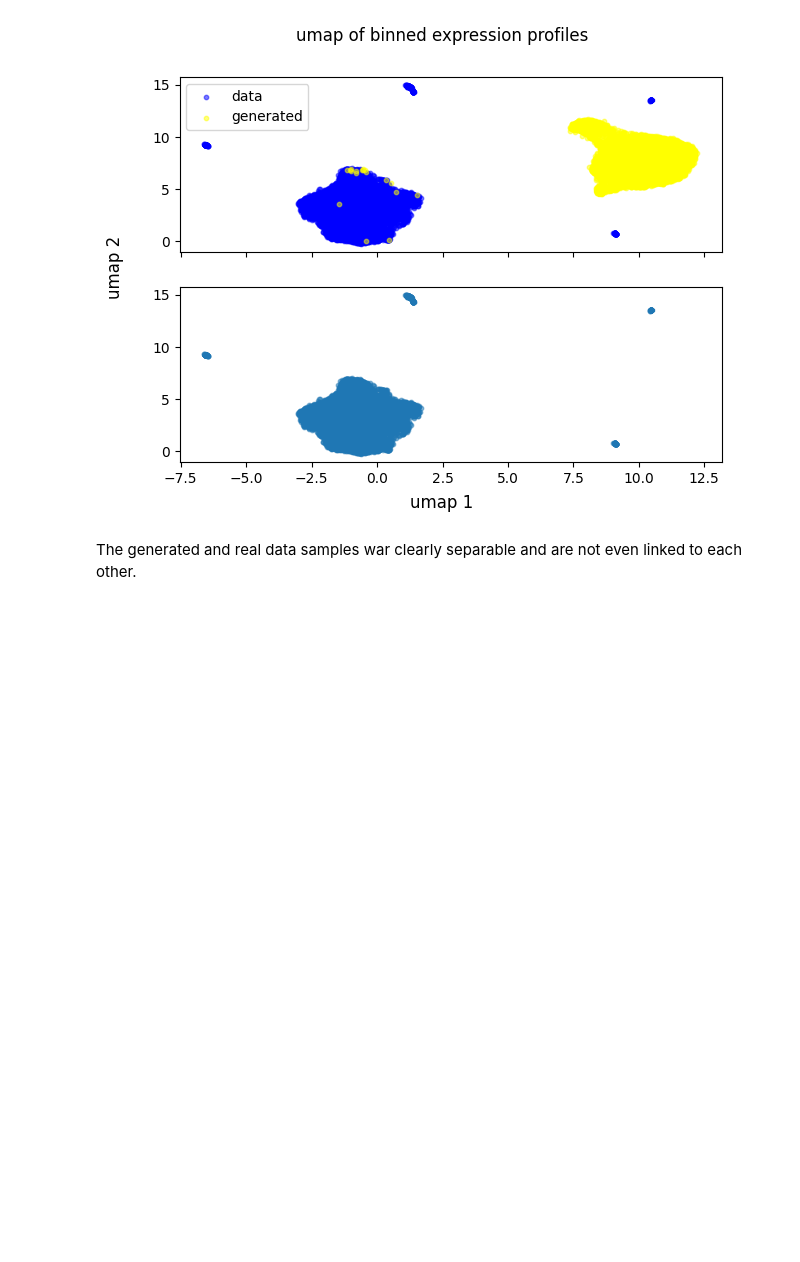
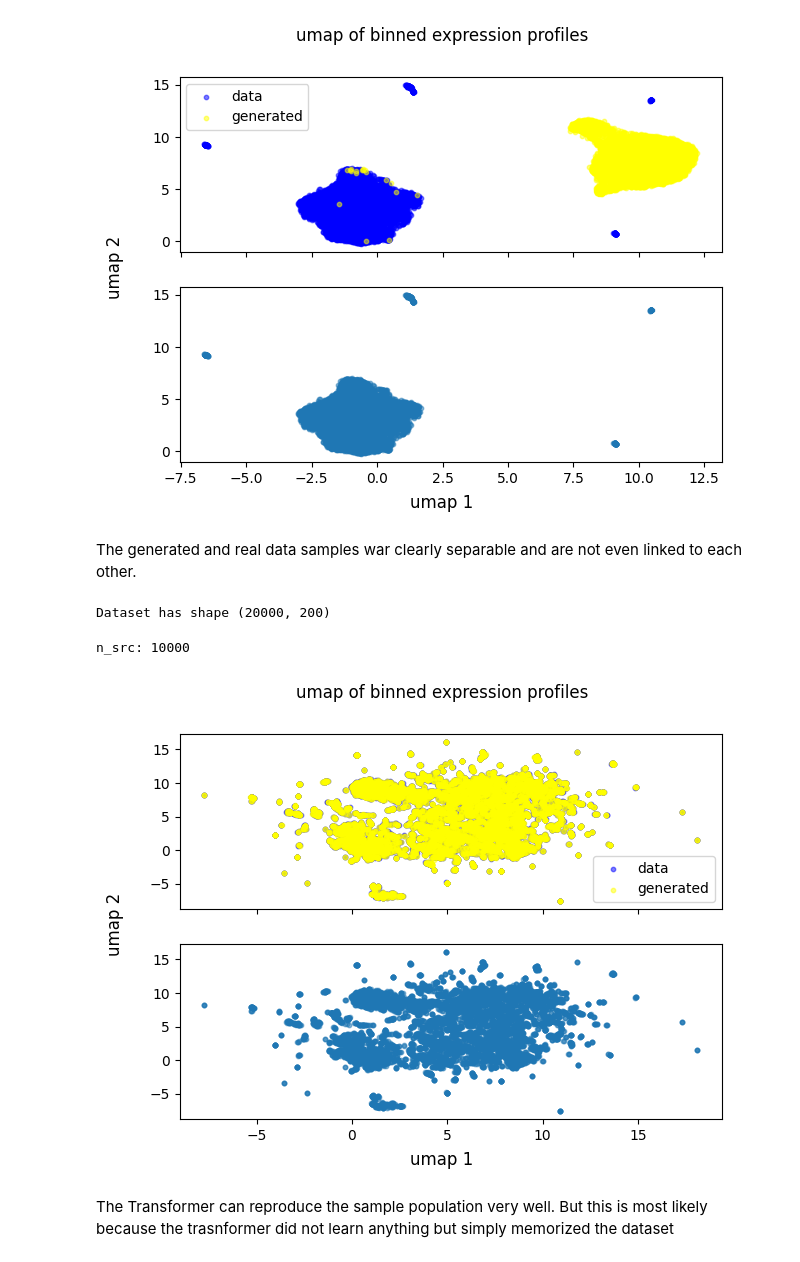
Before and after one commit to Fkrgl/scTransformer, a Jupyter notebook: src/heart_endothelial_generated_samples.ipynb, the cells around one changed output. Saved outputs shown, nothing was run; the diff lists cells and outputs as text; code cells hidden in the pictures; blank space fills up the shorter version.

```diff
--- a/src/heart_endothelial_generated_samples.ipynb
+++ b/src/heart_endothelial_generated_samples.ipynb
@@ -27,6 +27,11 @@ def plot_UMAP(generted_expression_profiles, src_expression_profiles):
     ax[1].scatter(proj_2d[:n_src, 0], proj_2d[:n_src, 1], alpha=.5, s=10)
 
     plt.show()
+# %%
+def load_samples(path, n_samples):
+    samples = np.load(path)
+    print(f'Dataset has shape {samples.shape}')
+    return samples[:n_samples], samples[n_samples:]
 # %% [markdown]
 ## Fine tuned model with pretraing
 
@@ -78,3 +108,15 @@ n_src: 10000
 [figure]
 # %% [markdown]
 The generated and real data samples war clearly separable and are not even linked to each other.
+# %%
+path = '../data/heart_endothelial_200_10000_generationObjective.npy'
+real, generated = load_samples(path, 10000)
+# %% [output]
+Dataset has shape (20000, 200)
+# %%
+plot_UMAP(generated, real)
+# %% [output]
+n_src: 10000
+[figure, added]
+# %% [markdown]
+The Transformer can reproduce the sample population very well. But this is most likely because the trasnformer did not learn anything but simply memorized the dataset
```
Also changed, not shown: parts of 9 cells of this notebook, 9 other files.
